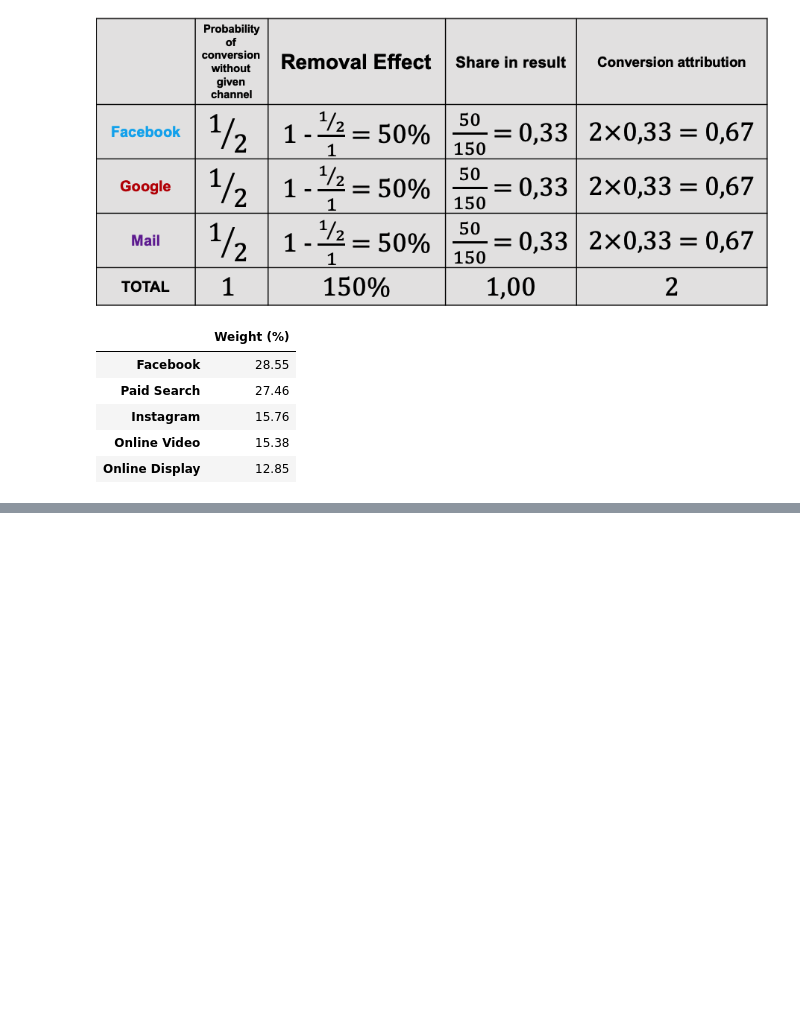
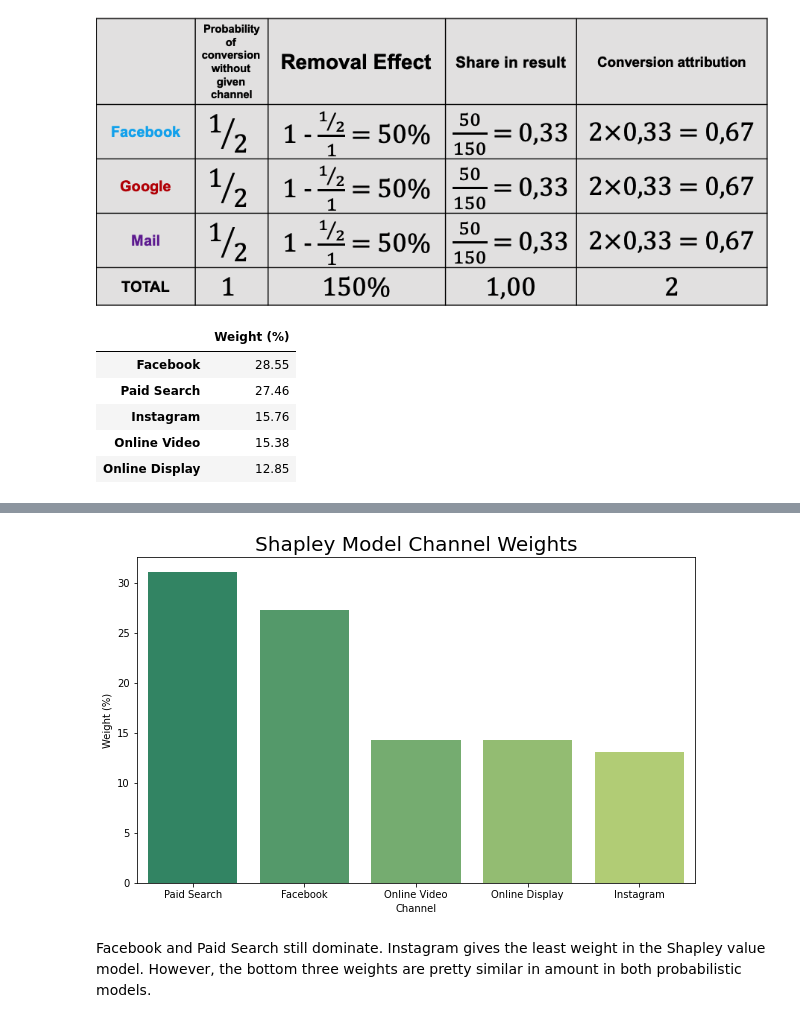
Before and after one commit to camille-004/attribution-modeling, a Jupyter notebook: probabilistic_attribution.ipynb, the cells around one changed output, grey strips where cells are left out. Drawn from its saved outputs; the diff is of its cells as text; code cells hidden in the pictures; blank space fills up the shorter version.

```diff
--- a/probabilistic_attribution.ipynb
+++ b/probabilistic_attribution.ipynb
@@ -254,0 +441,10 @@ markov
+# %%
+plt.subplots(figsize=(10, 6))
+sns.barplot(data=shapley, x=shapley.index, y='Weight (%)')
+plt.xlabel('Channel')
+plt.title('Shapley Model Channel Weights', fontsize=20)
+plt.savefig('plots/shapley.png')
+# %% [output]
+[figure, added]
+# %% [markdown]
+Facebook and Paid Search still dominate. Instagram gives the least weight in the Shapley value model. However, the bottom three weights are pretty similar in amount in both probabilistic models.
```
Also changed, not shown: parts of 4 cells of this notebook, 5 other files.
